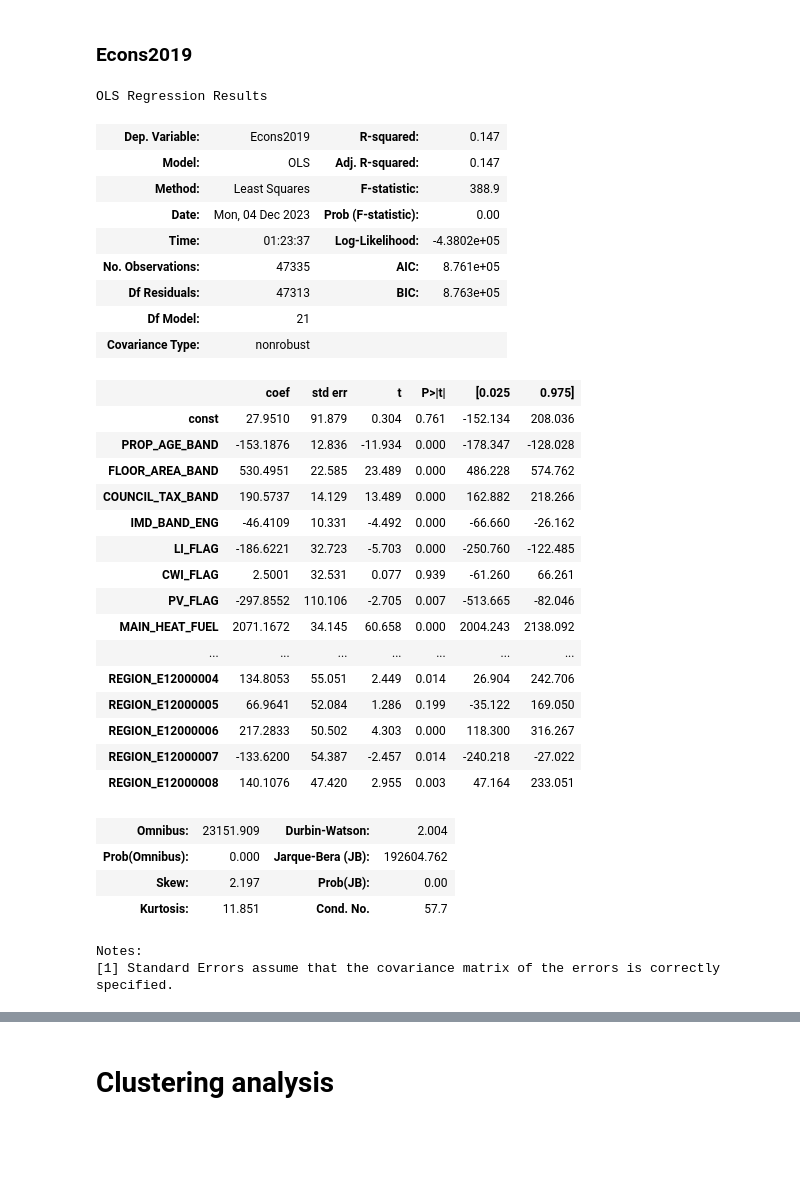
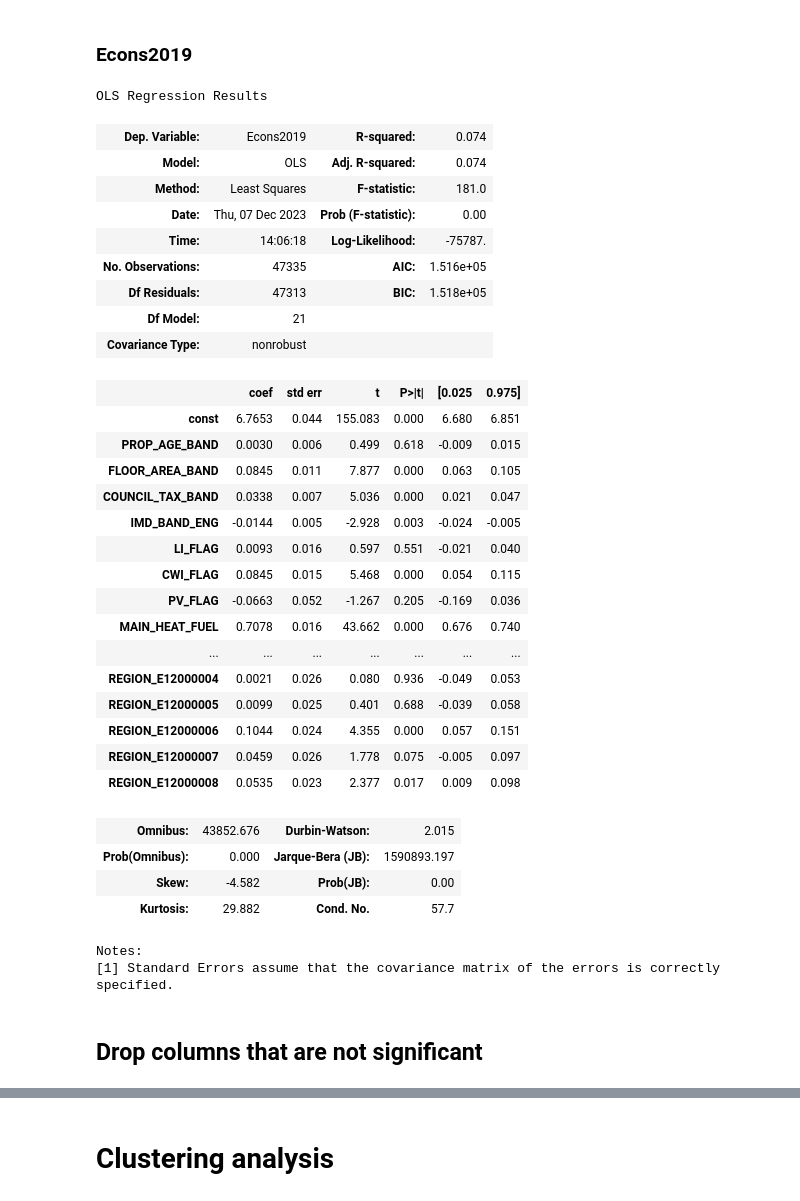
Before and after one commit to gordenleee/QM_Group_Work, a Jupyter notebook: group_assignment.ipynb, the cells around one changed output, grey strips where cells are left out. Cells and saved outputs as stored; diff of their text form; code cells hidden in the pictures; blank space fills up the shorter version.

```diff
--- a/group_assignment.ipynb
+++ b/group_assignment.ipynb
@@ -157,6 +157,8 @@ memory usage: 14.8+ MB
 # fill other NaN with the median of the column
 df_filtered.iloc[:, 10:] = df_filtered.iloc[:, 10:].apply(lambda col: col.fillna(col.median()), axis=0)
 
+df_filtered['Sum2019'] = df_filtered['Gcons2019'] + df_filtered['Econs2019']
+
 df_filtered.info()
 # %% [output]
 <class 'pandas.core.frame.DataFrame'>
@@ -271,7 +262,7 @@ def drop_column_using_vif_(df, thresh=5):
     return df
 # %%
 # using VIF on the df
-df_filtered_VIF = drop_column_using_vif_(df_filtered_numeric.drop(df_filtered_numeric.columns[8:38], axis=1))
+df_filtered_VIF = drop_column_using_vif_(df_filtered_numeric.drop(df_filtered_numeric.columns[8:39], axis=1))
 
 # Note that there is a 'while' loop in the drop_column_using_vif_. In each iteration, one variable is dropped.
 print("The columns remaining after VIF selection are:")
@@ -293,7 +284,7 @@ Index(['PROP_AGE_BAND', 'FLOOR_AREA_BAND', 'COUNCIL_TAX_BAND', 'IMD_BAND_ENG',
 # %% [markdown]
 ### Gcons2019
 # %%
-Gcons2019_comsumption = sm.OLS(endog=df_filtered_numeric[['Gcons2019']], exog=sm.add_constant(df_filtered_VIF)).fit()
+Gcons2019_comsumption = sm.OLS(endog=np.log1p(df_filtered_numeric[['Gcons2019']]), exog=sm.add_constant(df_filtered_VIF)).fit()
 Gcons2019_comsumption.summary()
 # %% [output]
 OLS Regression Results
@@ -392,41 +379,43 @@ Notes:
 # %% [markdown]
 ### Econs2019
 # %%
-Econs2019_comsumption = sm.OLS(endog=df_filtered_numeric[['Econs2019']], exog=sm.add_constant(df_filtered_VIF)).fit()
+Econs2019_comsumption = sm.OLS(endog=np.log1p(df_filtered_numeric[['Econs2019']]), exog=sm.add_constant(df_filtered_VIF)).fit()
 Econs2019_comsumption.summary()
 # %% [output]
 OLS Regression Results
-| Dep. Variable: | Econs2019 | R-squared: | 0.147 |
-| Model: | OLS | Adj. R-squared: | 0.147 |
-| Method: | Least Squares | F-statistic: | 388.9 |
-| Date: | Mon, 04 Dec 2023 | Prob (F-statistic): | 0.00 |
-| Time: | 01:23:37 | Log-Likelihood: | -4.3802e+05 |
-| No. Observations: | 47335 | AIC: | 8.761e+05 |
-| Df Residuals: | 47313 | BIC: | 8.763e+05 |
+| Dep. Variable: | Econs2019 | R-squared: | 0.074 |
+| Model: | OLS | Adj. R-squared: | 0.074 |
+| Method: | Least Squares | F-statistic: | 181.0 |
+| Date: | Thu, 07 Dec 2023 | Prob (F-statistic): | 0.00 |
+| Time: | 14:06:18 | Log-Likelihood: | -75787. |
+| No. Observations: | 47335 | AIC: | 1.516e+05 |
+| Df Residuals: | 47313 | BIC: | 1.518e+05 |
 | Df Model: | 21 |  |  |
 | Covariance Type: | nonrobust |  |  |
 |  | coef | std err | t | P>|t| | [0.025 | 0.975] |
-| const | 27.9510 | 91.879 | 0.304 | 0.761 | -152.134 | 208.036 |
-| PROP_AGE_BAND | -153.1876 | 12.836 | -11.934 | 0.000 | -178.347 | -128.028 |
-| FLOOR_AREA_BAND | 530.4951 | 22.585 | 23.489 | 0.000 | 486.228 | 574.762 |
-| COUNCIL_TAX_BAND | 190.5737 | 14.129 | 13.489 | 0.000 | 162.882 | 218.266 |
-| IMD_BAND_ENG | -46.4109 | 10.331 | -4.492 | 0.000 | -66.660 | -26.162 |
-| LI_FLAG | -186.6221 | 32.723 | -5.703 | 0.000 | -250.760 | -122.485 |
-| CWI_FLAG | 2.5001 | 32.531 | 0.077 | 0.939 | -61.260 | 66.261 |
-| PV_FLAG | -297.8552 | 110.106 | -2.705 | 0.007 | -513.665 | -82.046 |
-| MAIN_HEAT_FUEL | 2071.1672 | 34.145 | 60.658 | 0.000 | 2004.243 | 2138.092 |
+| const | 6.7653 | 0.044 | 155.083 | 0.000 | 6.680 | 6.851 |
+| PROP_AGE_BAND | 0.0030 | 0.006 | 0.499 | 0.618 | -0.009 | 0.015 |
+| FLOOR_AREA_BAND | 0.0845 | 0.011 | 7.877 | 0.000 | 0.063 | 0.105 |
+| COUNCIL_TAX_BAND | 0.0338 | 0.007 | 5.036 | 0.000 | 0.021 | 0.047 |
+| IMD_BAND_ENG | -0.0144 | 0.005 | -2.928 | 0.003 | -0.024 | -0.005 |
+| LI_FLAG | 0.0093 | 0.016 | 0.597 | 0.551 | -0.021 | 0.040 |
+| CWI_FLAG | 0.0845 | 0.015 | 5.468 | 0.000 | 0.054 | 0.115 |
+| PV_FLAG | -0.0663 | 0.052 | -1.267 | 0.205 | -0.169 | 0.036 |
+| MAIN_HEAT_FUEL | 0.7078 | 0.016 | 43.662 | 0.000 | 0.676 | 0.740 |
 | ... | ... | ... | ... | ... | ... | ... |
-| REGION_E12000004 | 134.8053 | 55.051 | 2.449 | 0.014 | 26.904 | 242.706 |
-| REGION_E12000005 | 66.9641 | 52.084 | 1.286 | 0.199 | -35.122 | 169.050 |
-| REGION_E12000006 | 217.2833 | 50.502 | 4.303 | 0.000 | 118.300 | 316.267 |
-| REGION_E12000007 | -133.6200 | 54.387 | -2.457 | 0.014 | -240.218 | -27.022 |
-| REGION_E12000008 | 140.1076 | 47.420 | 2.955 | 0.003 | 47.164 | 233.051 |
+| REGION_E12000004 | 0.0021 | 0.026 | 0.080 | 0.936 | -0.049 | 0.053 |
+| REGION_E12000005 | 0.0099 | 0.025 | 0.401 | 0.688 | -0.039 | 0.058 |
+| REGION_E12000006 | 0.1044 | 0.024 | 4.355 | 0.000 | 0.057 | 0.151 |
+| REGION_E12000007 | 0.0459 | 0.026 | 1.778 | 0.075 | -0.005 | 0.097 |
+| REGION_E12000008 | 0.0535 | 0.023 | 2.377 | 0.017 | 0.009 | 0.098 |
-| Omnibus: | 23151.909 | Durbin-Watson: | 2.004 |
-| Prob(Omnibus): | 0.000 | Jarque-Bera (JB): | 192604.762 |
-| Skew: | 2.197 | Prob(JB): | 0.00 |
-| Kurtosis: | 11.851 | Cond. No. | 57.7 |
+| Omnibus: | 43852.676 | Durbin-Watson: | 2.015 |
+| Prob(Omnibus): | 0.000 | Jarque-Bera (JB): | 1590893.197 |
+| Skew: | -4.582 | Prob(JB): | 0.00 |
+| Kurtosis: | 29.882 | Cond. No. | 57.7 |
 Notes:
 [1] Standard Errors assume that the covariance matrix of the errors is correctly specified.
+# %% [markdown]
+## Drop columns that are not significant
 # %%
 def looper(limit):
     cols = ['PROP_AGE_BAND', 'FLOOR_AREA_BAND', 'COUNCIL_TAX_BAND', 'IMD_BAND_ENG',
```
Also changed, not shown: parts of 31 cells of this notebook.
